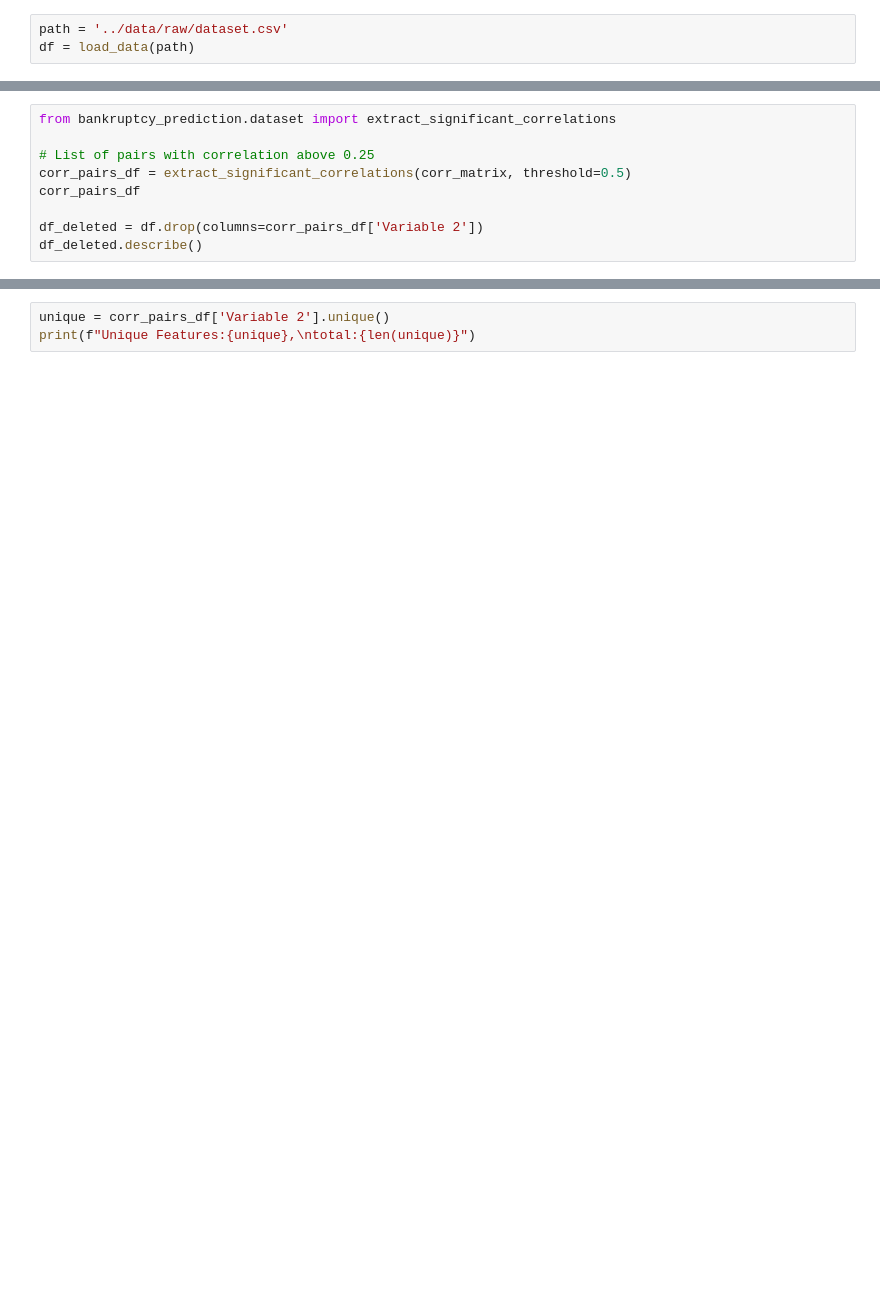
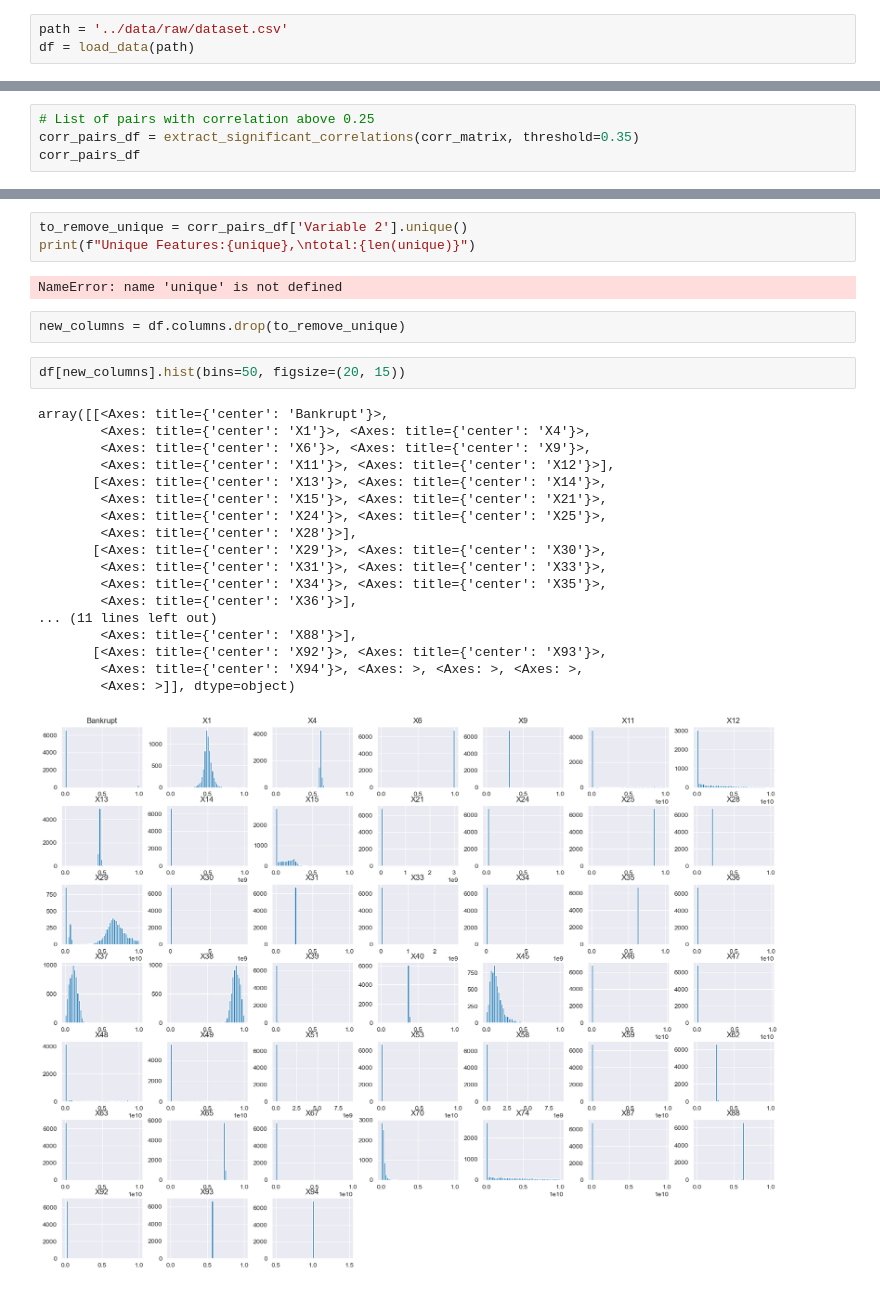
Before and after one commit to jqbpoz/Bankruptcy-Prediction, a Jupyter notebook: notebooks/1.0-initial-data-overview.ipynb, the cells around one changed output, grey strips where cells are left out. Saved outputs shown, nothing was run; the diff lists cells and outputs as text; blank space fills up the shorter version.

```diff
--- a/notebooks/1.0-initial-data-overview.ipynb
+++ b/notebooks/1.0-initial-data-overview.ipynb
@@ -146,9 +199,4 @@ sns.heatmap(corr_matrix, annot=False,cmap='coolwarm')
 # %%
-from bankruptcy_prediction.dataset import extract_significant_correlations
-
 # List of pairs with correlation above 0.25
-corr_pairs_df = extract_significant_correlations(corr_matrix, threshold=0.5)
+corr_pairs_df = extract_significant_correlations(corr_matrix, threshold=0.35)
 corr_pairs_df
-
-df_deleted = df.drop(columns=corr_pairs_df['Variable 2'])
-df_deleted.describe()
@@ -155,3 +217,28 @@ df_deleted.describe()
 # %%
-unique = corr_pairs_df['Variable 2'].unique()
+to_remove_unique = corr_pairs_df['Variable 2'].unique()
 print(f"Unique Features:{unique},\ntotal:{len(unique)}")
+# %% [output]
+NameError: name 'unique' is not defined
+# %%
+new_columns = df.columns.drop(to_remove_unique)
+# %%
+df[new_columns].hist(bins=50, figsize=(20, 15))
+# %% [output]
+array([[<Axes: title={'center': 'Bankrupt'}>,
+        <Axes: title={'center': 'X1'}>, <Axes: title={'center': 'X4'}>,
+        <Axes: title={'center': 'X6'}>, <Axes: title={'center': 'X9'}>,
+        <Axes: title={'center': 'X11'}>, <Axes: title={'center': 'X12'}>],
+       [<Axes: title={'center': 'X13'}>, <Axes: title={'center': 'X14'}>,
+        <Axes: title={'center': 'X15'}>, <Axes: title={'center': 'X21'}>,
+        <Axes: title={'center': 'X24'}>, <Axes: title={'center': 'X25'}>,
+        <Axes: title={'center': 'X28'}>],
+       [<Axes: title={'center': 'X29'}>, <Axes: title={'center': 'X30'}>,
+        <Axes: title={'center': 'X31'}>, <Axes: title={'center': 'X33'}>,
+        <Axes: title={'center': 'X34'}>, <Axes: title={'center': 'X35'}>,
+        <Axes: title={'center': 'X36'}>],
+... (11 lines left out)
+        <Axes: title={'center': 'X88'}>],
+       [<Axes: title={'center': 'X92'}>, <Axes: title={'center': 'X93'}>,
+        <Axes: title={'center': 'X94'}>, <Axes: >, <Axes: >, <Axes: >,
+        <Axes: >]], dtype=object)
+[figure, added]
```
Also changed, not shown: parts of 15 cells of this notebook.
